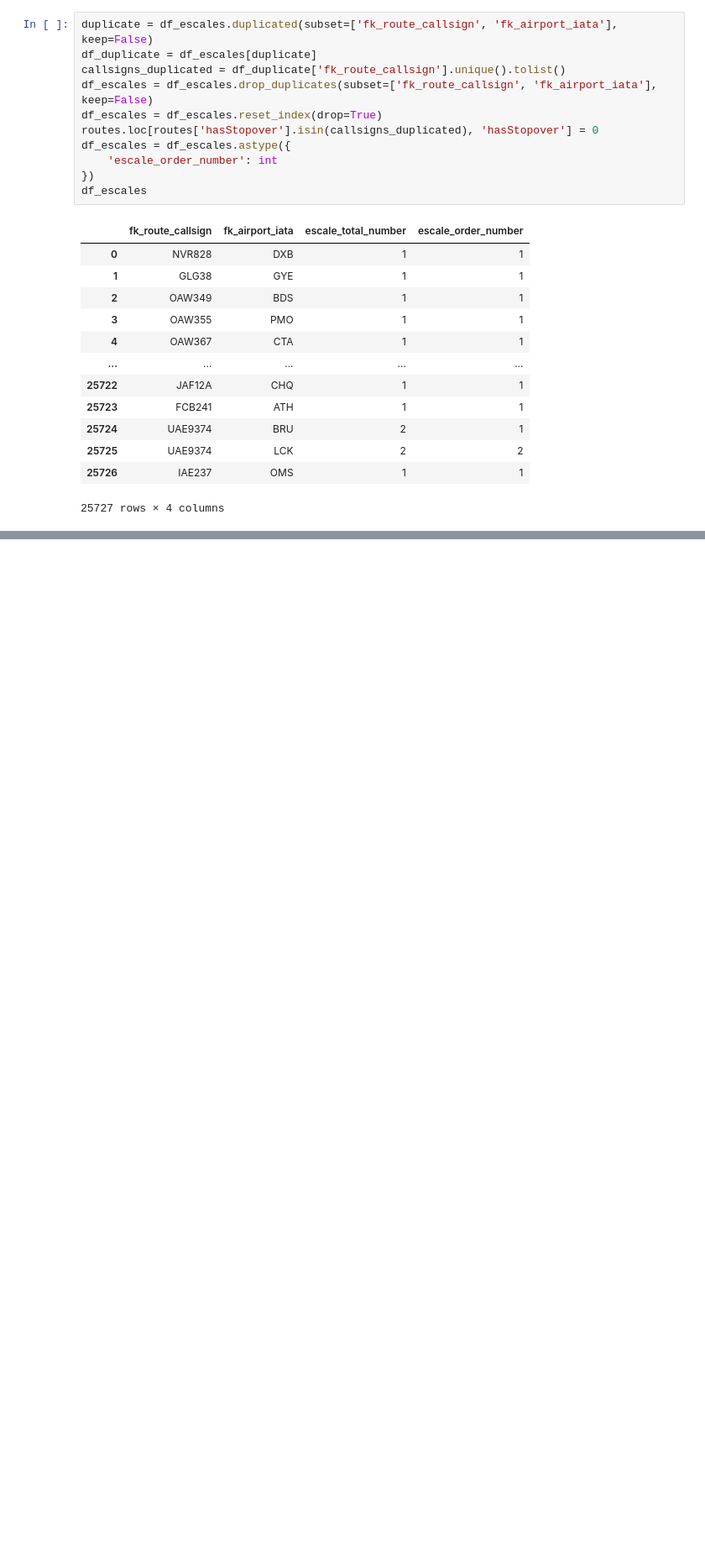
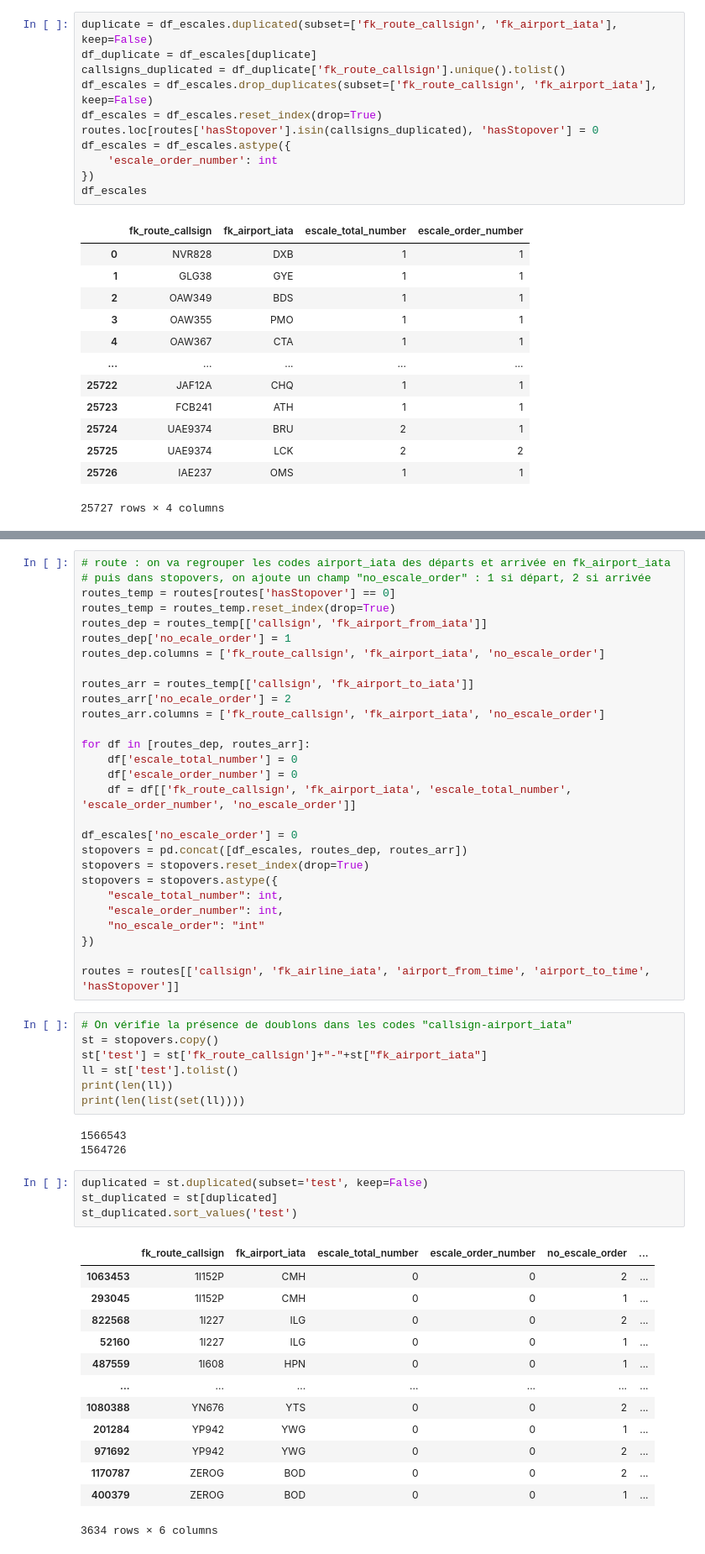
Before and after one commit to DSTAirlines/airlines_project_thales, a Jupyter notebook: static_api/src/clean_data.ipynb, the cells around one changed output, grey strips where cells are left out. Shown: that part at 84% size. Cells and saved outputs as stored; diff of their text form; blank space fills up the shorter version.

```diff
--- a/static_api/src/clean_data.ipynb
+++ b/static_api/src/clean_data.ipynb
@@ -1295,0 +1234,56 @@ df_escales.to_sql('stopovers', con=engine, if_exists="append", index=False)
+# %%
+# route : on va regrouper les codes airport_iata des départs et arrivée en fk_airport_iata
+# puis dans stopovers, on ajoute un champ "no_escale_order" : 1 si départ, 2 si arrivée
+routes_temp = routes[routes['hasStopover'] == 0]
+routes_temp = routes_temp.reset_index(drop=True)
+routes_dep = routes_temp[['callsign', 'fk_airport_from_iata']]
+routes_dep['no_ecale_order'] = 1
+routes_dep.columns = ['fk_route_callsign', 'fk_airport_iata', 'no_escale_order']
+
+routes_arr = routes_temp[['callsign', 'fk_airport_to_iata']]
+routes_arr['no_ecale_order'] = 2
+routes_arr.columns = ['fk_route_callsign', 'fk_airport_iata', 'no_escale_order']
+
+for df in [routes_dep, routes_arr]:
+    df['escale_total_number'] = 0
+    df['escale_order_number'] = 0
+    df = df[['fk_route_callsign', 'fk_airport_iata', 'escale_total_number', 'escale_order_number', 'no_escale_order']]
+
+df_escales['no_escale_order'] = 0
+stopovers = pd.concat([df_escales, routes_dep, routes_arr])
+stopovers = stopovers.reset_index(drop=True)
+stopovers = stopovers.astype({
+    "escale_total_number": int,
+    "escale_order_number": int,
+    "no_escale_order": "int"
+})
+
+routes = routes[['callsign', 'fk_airline_iata', 'airport_from_time', 'airport_to_time', 'hasStopover']]
+# %%
+# On vérifie la présence de doublons dans les codes "callsign-airport_iata"
+st = stopovers.copy()
+st['test'] = st['fk_route_callsign']+"-"+st["fk_airport_iata"]
+ll = st['test'].tolist()
+print(len(ll))
+print(len(list(set(ll))))
+# %% [output]
+1566543
+1564726
+# %%
+duplicated = st.duplicated(subset='test', keep=False)
+st_duplicated = st[duplicated]
+st_duplicated.sort_values('test')
+# %% [output]
+|  | fk_route_callsign | fk_airport_iata | escale_total_number | escale_order_number | no_escale_order | ... |
+| 1063453 | 1I152P | CMH | 0 | 0 | 2 | ... |
+| 293045 | 1I152P | CMH | 0 | 0 | 1 | ... |
+| 822568 | 1I227 | ILG | 0 | 0 | 2 | ... |
+| 52160 | 1I227 | ILG | 0 | 0 | 1 | ... |
+| 487559 | 1I608 | HPN | 0 | 0 | 1 | ... |
+| ... | ... | ... | ... | ... | ... | ... |
+| 1080388 | YN676 | YTS | 0 | 0 | 2 | ... |
+| 201284 | YP942 | YWG | 0 | 0 | 1 | ... |
+| 971692 | YP942 | YWG | 0 | 0 | 2 | ... |
+| 1170787 | ZEROG | BOD | 0 | 0 | 2 | ... |
+| 400379 | ZEROG | BOD | 0 | 0 | 1 | ... |
+3634 rows × 6 columns
```
Also changed, not shown: parts of 18 cells of this notebook.
